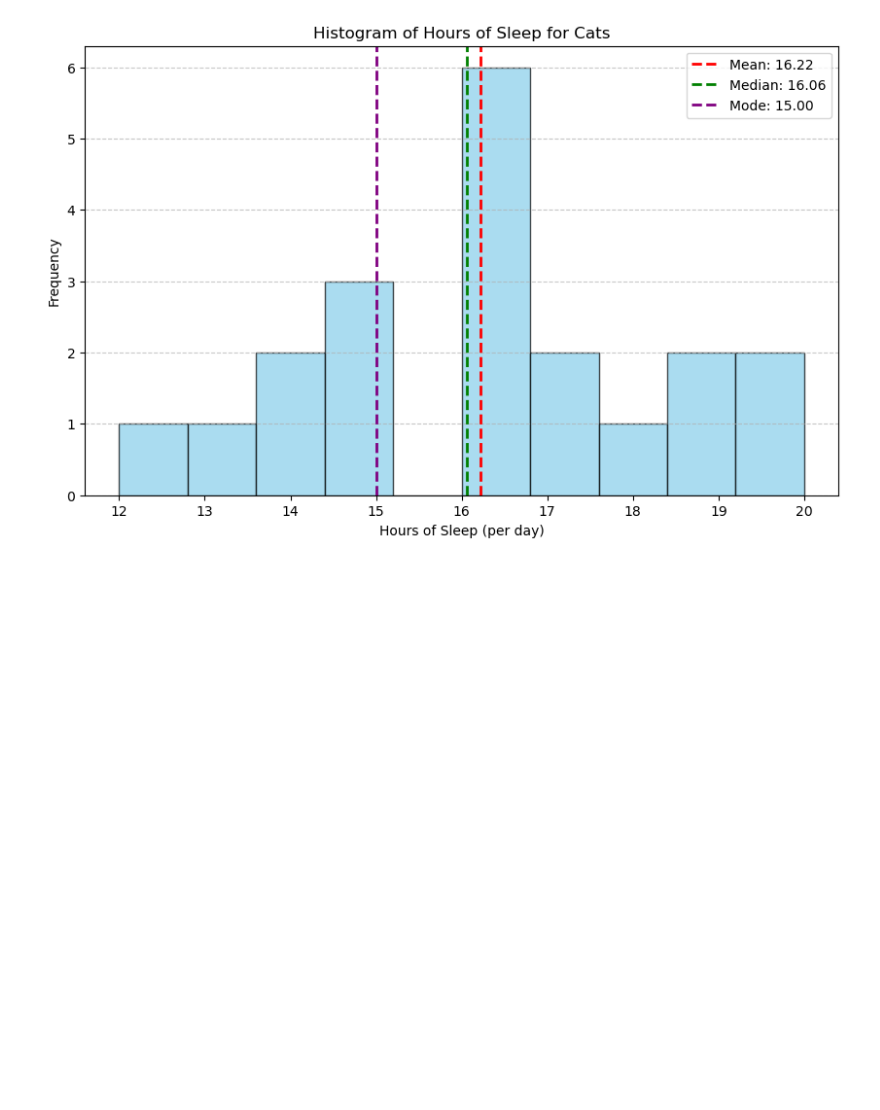
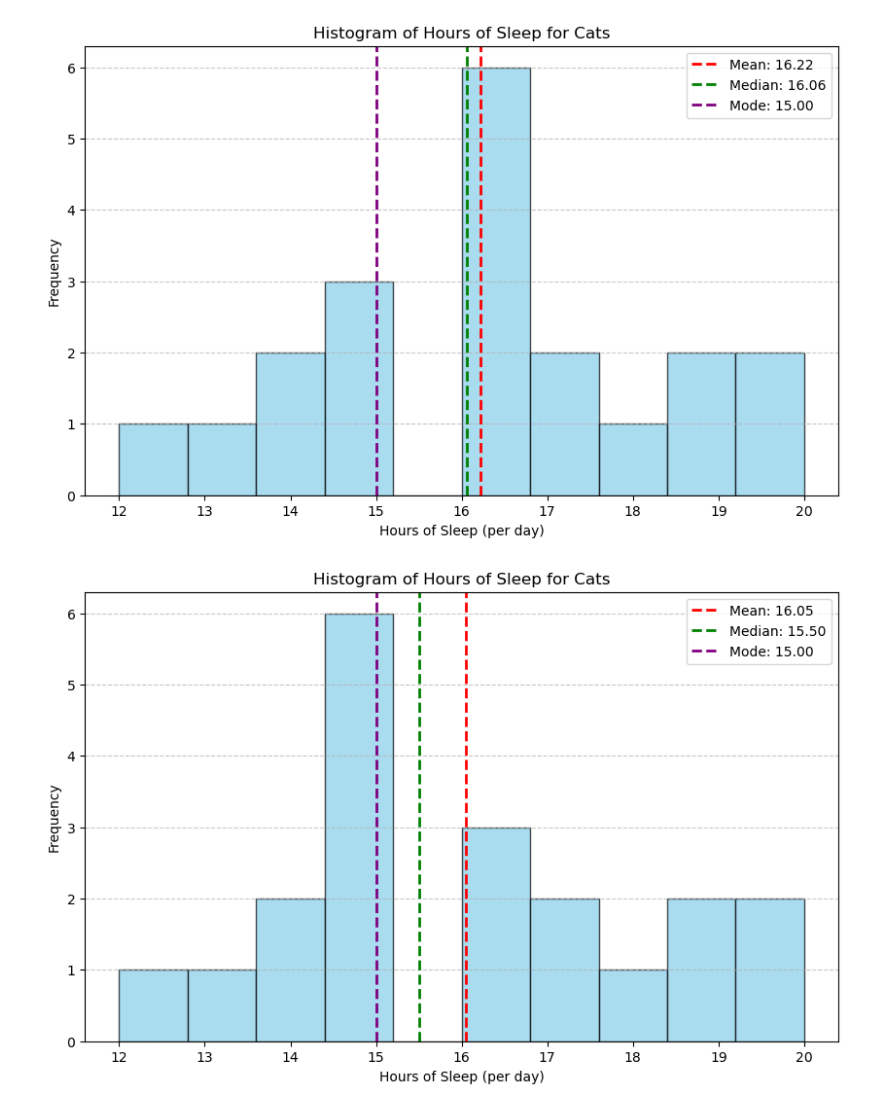
Before and after one commit to AtharvaRGhadigaonkar/DataMastery, a Jupyter notebook: MissingDataMasterClass.ipynb, the cells around one changed output. Drawn from its saved outputs; the diff is of its cells as text; code cells hidden in the pictures; blank space fills up the shorter version.

Commit message:
Missing Values - Mean,Median,Mode Calculations and Graph

```diff
--- a/MissingDataMasterClass.ipynb
+++ b/MissingDataMasterClass.ipynb
@@ -91,3 +87,29 @@ plt.grid(axis='y', linestyle='--', alpha=0.7)
 plt.show()
 # %% [output]
 [figure]
+# %%
+sleep_data = cat_df['Hours of Sleep (per day)'].fillna(sleep_data.mode()[0])
+
+# Calculate mean, mode, and median for Hours of Sleep
+mean_hours = sleep_data.mean()
+median_hours = sleep_data.median()
+mode_hours = sleep_data.mode()[0]
+
+# Prepare the histogram
+plt.figure(figsize=(10, 6))
+plt.hist(sleep_data, bins=10, alpha=0.7, color='skyblue', edgecolor='black')
+
+# Plotting mean, median, and mode lines
+plt.axvline(mean_hours, color='red', linestyle='dashed', linewidth=2, label=f'Mean: {mean_hours:.2f}')
+plt.axvline(median_hours, color='green', linestyle='dashed', linewidth=2, label=f'Median: {median_hours:.2f}')
+plt.axvline(mode_hours, color='purple', linestyle='dashed', linewidth=2, label=f'Mode: {mode_hours:.2f}')
+
+# Adding labels and title
+plt.title('Histogram of Hours of Sleep for Cats')
+plt.xlabel('Hours of Sleep (per day)')
+plt.ylabel('Frequency')
+plt.legend()
+plt.grid(axis='y', linestyle='--', alpha=0.7)
+plt.show()
+# %% [output]
+[figure, added]
```
Also changed, not shown: parts of 1 cell of this notebook.
